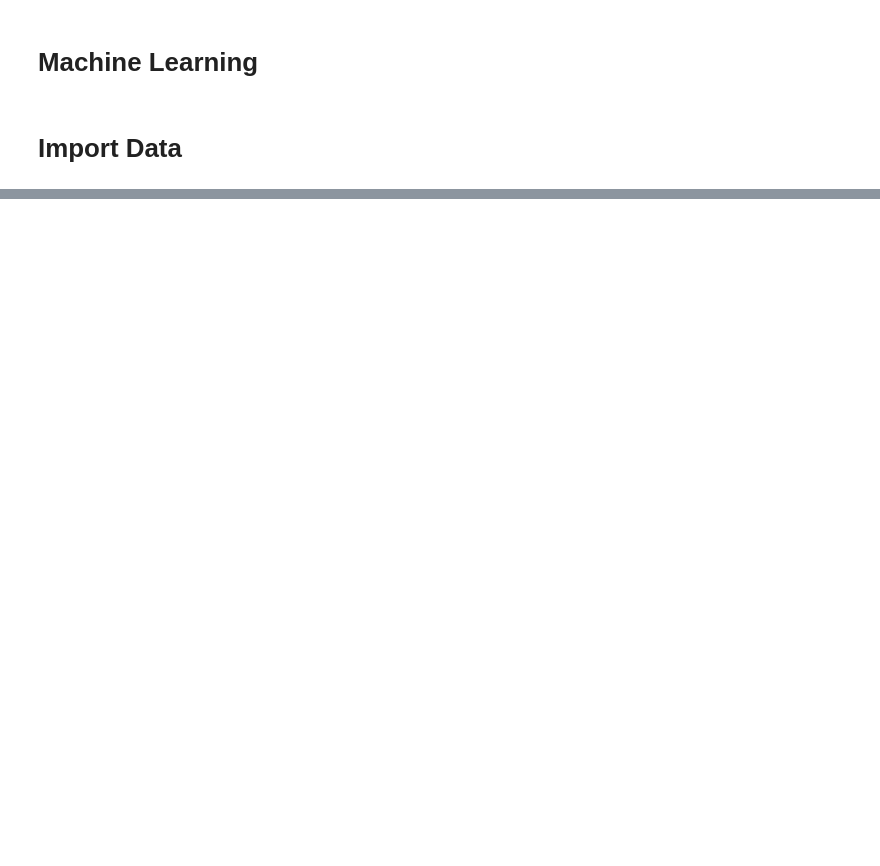
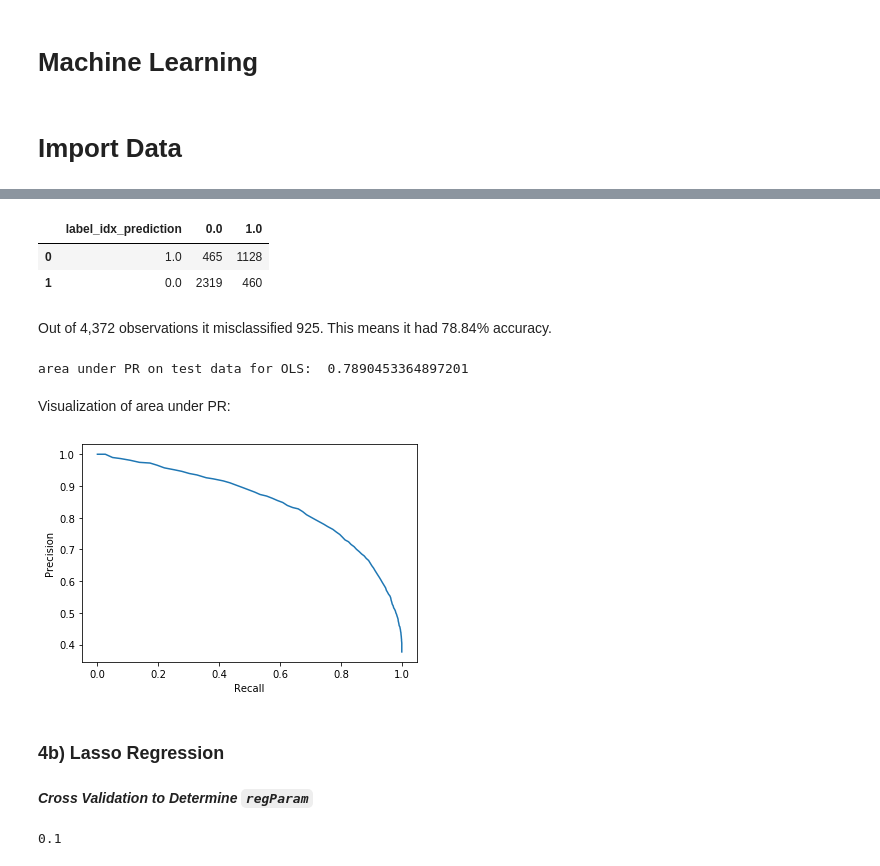
Before and after one commit to mingzhouzhu22/PSTAT135_FinalProject, a Jupyter notebook: MachineLearning.ipynb, the cells around one changed output, grey strips where cells are left out. Cells and saved outputs as stored; diff of their text form; code cells hidden in the pictures; blank space fills up the shorter version.

```diff
--- a/MachineLearning.ipynb
+++ b/MachineLearning.ipynb
@@ -49,0 +233,37 @@ class_eval =  BinaryClassificationEvaluator().setLabelCol('label_idx').setMetric
+# %%
+# create the final model
+ols = LogisticRegression(featuresCol='count_vec', labelCol='label_idx', elasticNetParam=1, regParam=0.0)
+# train the model
+ols_model = ols.fit(train)
+# obtain predictions for test
+test_ols = ols_model.transform(test)
+# %%
+# create confusion matrix
+confusion_matrix_ols = test_ols.select('label_idx','prediction')
+# ‘label’ is row and ‘prediction’ is column
+confusion_matrix_ols.stat.crosstab('label_idx','prediction').toPandas()
+# %% [output]
+|  | label_idx_prediction | 0.0 | 1.0 |
+| 0 | 1.0 | 465 | 1128 |
+| 1 | 0.0 | 2319 | 460 |
+# %% [markdown]
+Out of 4,372 observations it misclassified 925. This means it had 78.84% accuracy.
+# %%
+# test error
+test_error_ols = class_eval.evaluate(test_ols)
+print("area under PR on test data for OLS: ", test_error_ols)
+# %% [output]
+area under PR on test data for OLS:  0.7890453364897201
+# %% [markdown]
+Visualization of area under PR:
+# %%
+logistic_summary = ols_model.summary
+
+# visualize area under the precision-recall curve
+pr = logistic_summary.pr.toPandas()
+plt.plot(pr['recall'],pr['precision'])
+plt.ylabel('Precision')
+plt.xlabel('Recall')
+plt.show()
+# %% [output]
+[figure, added]
@@ -49,0 +277,4 @@ class_eval =  BinaryClassificationEvaluator().setLabelCol('label_idx').setMetric
+# %% [markdown]
+### 4b) Lasso Regression
+# %% [markdown]
+***Cross Validation to Determine `regParam`***
@@ -49,0 +295,9 @@ class_eval =  BinaryClassificationEvaluator().setLabelCol('label_idx').setMetric
+# %%
+# run cross validation
+cv_lasso_model_1 = cv_lasso_1.fit(train)
+# get best model
+best_lasso_1 = cv_lasso_model_1.bestModel
+# output best parameter
+best_lasso_1._java_obj.getRegParam()
+# %% [output]
+0.1
```
Also changed, not shown: parts of 78 cells of this notebook, 7 other files.
